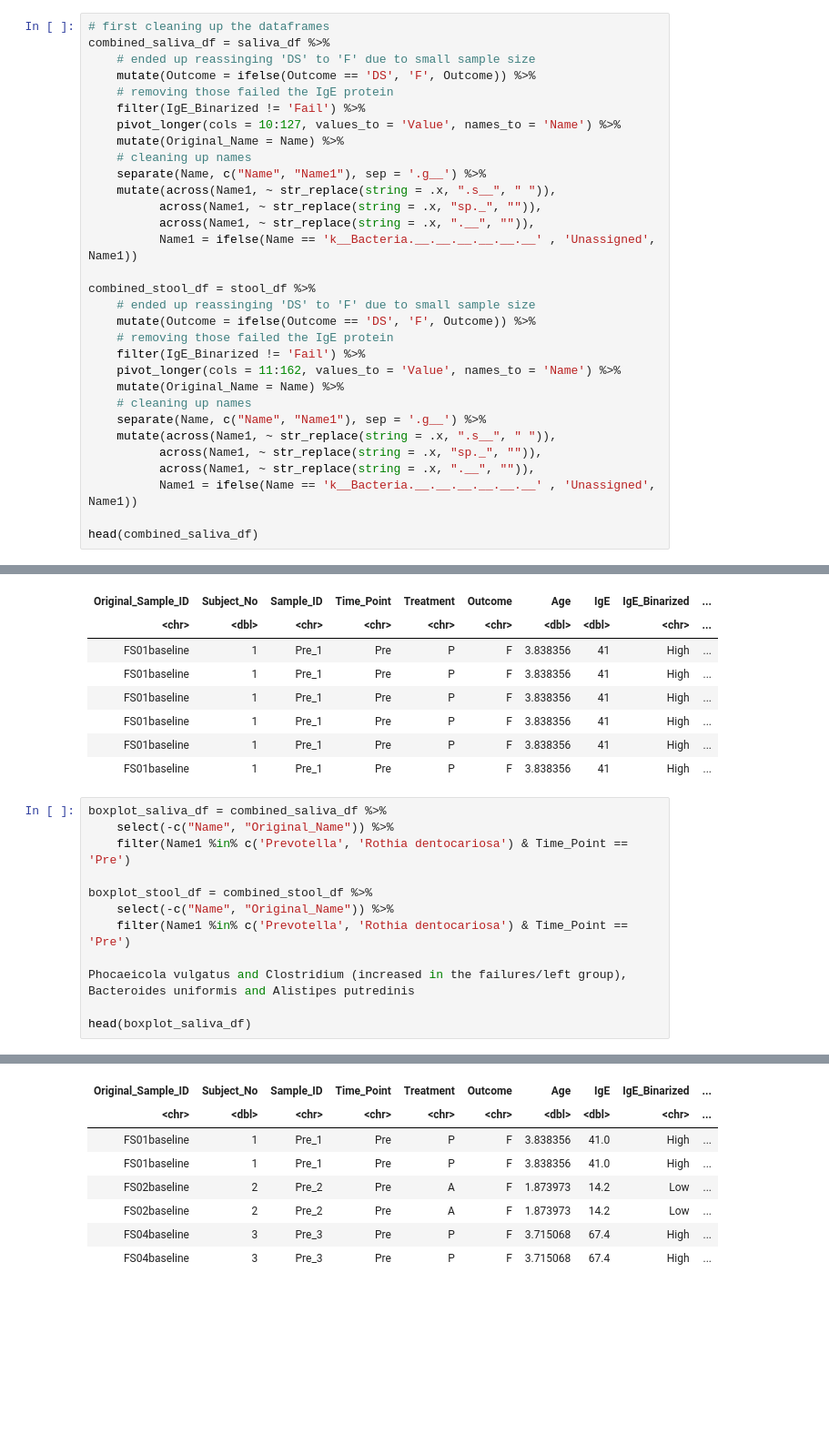
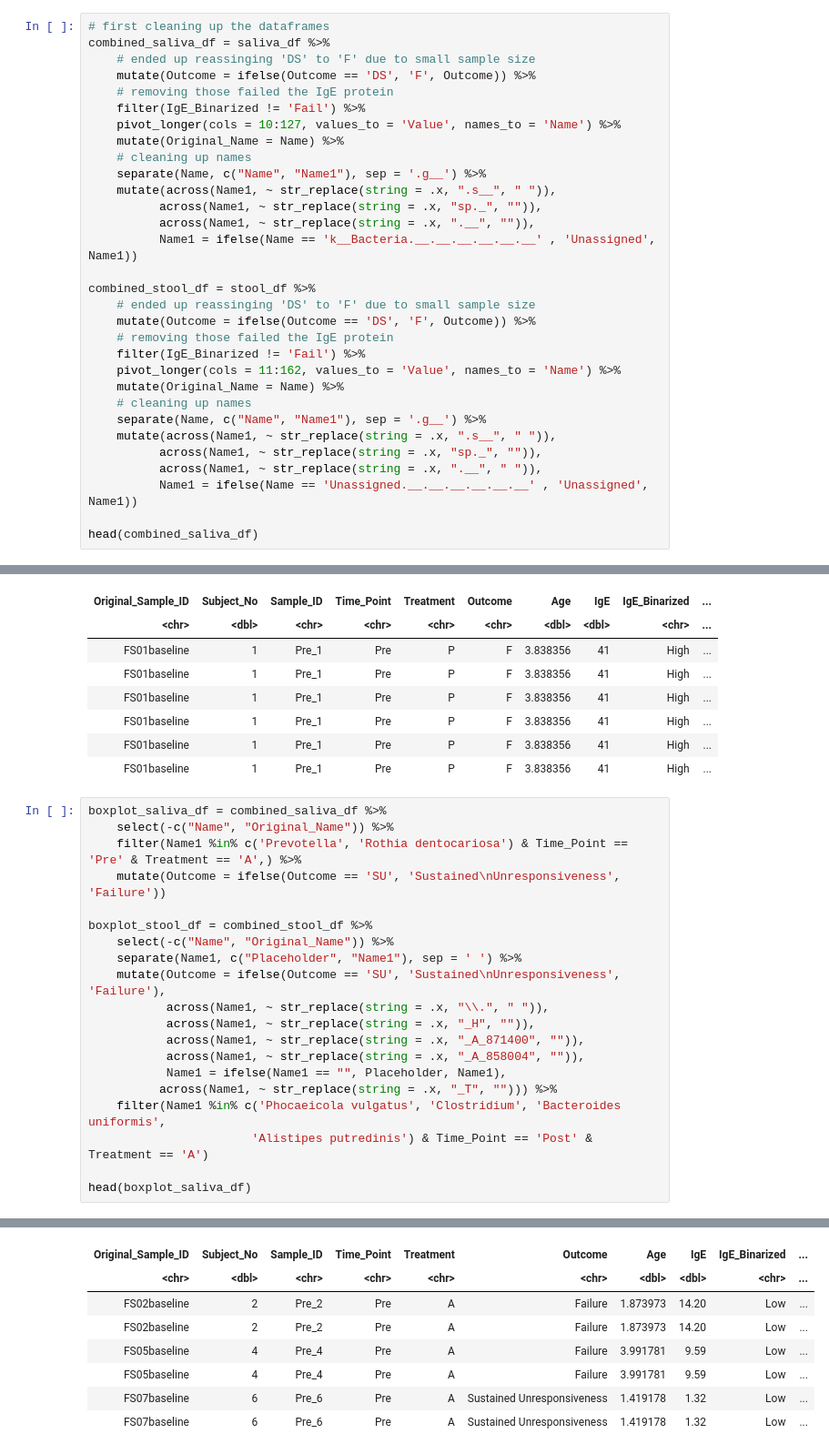
Before and after one commit to Ragerlab/P1013.-Microbiome-Peanut-Allergy, a Jupyter notebook: 3. Individual Bacteria Visualizations/Boxplots.ipynb, the cells around one changed output, grey strips where cells are left out. Shown at 91% size. Saved outputs shown, nothing was run; the diff lists cells and outputs as text; blank space fills up the shorter version.

```diff
--- a/3. Individual Bacteria Visualizations/Boxplots.ipynb
+++ b/3. Individual Bacteria Visualizations/Boxplots.ipynb
@@ -67,8 +65,8 @@ combined_stool_df = stool_df %>%
     separate(Name, c("Name", "Name1"), sep = '.g__') %>%
     mutate(across(Name1, ~ str_replace(string = .x, ".s__", " ")),
           across(Name1, ~ str_replace(string = .x, "sp._", "")),
-          across(Name1, ~ str_replace(string = .x, ".__", "")),
-          Name1 = ifelse(Name == 'k__Bacteria.__.__.__.__.__.__' , 'Unassigned', Name1))
+          across(Name1, ~ str_replace(string = .x, ".__", " ")),
+          Name1 = ifelse(Name == 'Unassigned.__.__.__.__.__.__' , 'Unassigned', Name1))
 
 head(combined_saliva_df)
 # %% [output]
@@ -92,13 +90,21 @@ A tibble: 6 × 13
 # %%
 boxplot_saliva_df = combined_saliva_df %>%
     select(-c("Name", "Original_Name")) %>%
-    filter(Name1 %in% c('Prevotella', 'Rothia dentocariosa') & Time_Point == 'Pre')
+    filter(Name1 %in% c('Prevotella', 'Rothia dentocariosa') & Time_Point == 'Pre' & Treatment == 'A',) %>%
+    mutate(Outcome = ifelse(Outcome == 'SU', 'Sustained\nUnresponsiveness', 'Failure'))
 
 boxplot_stool_df = combined_stool_df %>%
     select(-c("Name", "Original_Name")) %>%
-    filter(Name1 %in% c('Prevotella', 'Rothia dentocariosa') & Time_Point == 'Pre')
-
-Phocaeicola vulgatus and Clostridium (increased in the failures/left group), Bacteroides uniformis and Alistipes putredinis
+    separate(Name1, c("Placeholder", "Name1"), sep = ' ') %>%
+    mutate(Outcome = ifelse(Outcome == 'SU', 'Sustained\nUnresponsiveness', 'Failure'),
+           across(Name1, ~ str_replace(string = .x, "\\.", " ")),
+           across(Name1, ~ str_replace(string = .x, "_H", "")),
+           across(Name1, ~ str_replace(string = .x, "_A_871400", "")),
+           across(Name1, ~ str_replace(string = .x, "_A_858004", "")),
+           Name1 = ifelse(Name1 == "", Placeholder, Name1),
+          across(Name1, ~ str_replace(string = .x, "_T", ""))) %>%
+    filter(Name1 %in% c('Phocaeicola vulgatus', 'Clostridium', 'Bacteroides uniformis',
+                       'Alistipes putredinis') & Time_Point == 'Post' & Treatment == 'A')
 
 head(boxplot_saliva_df)
 # %% [output]
@@ -106,11 +116,11 @@ A tibble: 6 × 11
 | Original_Sample_ID | Subject_No | Sample_ID | Time_Point | Treatment | Outcome | Age | IgE | IgE_Binarized | ... |
 | <chr> | <dbl> | <chr> | <chr> | <chr> | <chr> | <dbl> | <dbl> | <chr> | ... |
-| FS01baseline | 1 | Pre_1 | Pre | P | F | 3.838356 | 41.0 | High | ... |
-| FS01baseline | 1 | Pre_1 | Pre | P | F | 3.838356 | 41.0 | High | ... |
-| FS02baseline | 2 | Pre_2 | Pre | A | F | 1.873973 | 14.2 | Low | ... |
-| FS02baseline | 2 | Pre_2 | Pre | A | F | 1.873973 | 14.2 | Low | ... |
-| FS04baseline | 3 | Pre_3 | Pre | P | F | 3.715068 | 67.4 | High | ... |
-| FS04baseline | 3 | Pre_3 | Pre | P | F | 3.715068 | 67.4 | High | ... |
+| FS02baseline | 2 | Pre_2 | Pre | A | Failure | 1.873973 | 14.20 | Low | ... |
+| FS02baseline | 2 | Pre_2 | Pre | A | Failure | 1.873973 | 14.20 | Low | ... |
+| FS05baseline | 4 | Pre_4 | Pre | A | Failure | 3.991781 | 9.59 | Low | ... |
+| FS05baseline | 4 | Pre_4 | Pre | A | Failure | 3.991781 | 9.59 | Low | ... |
+| FS07baseline | 6 | Pre_6 | Pre | A | Sustained Unresponsiveness | 1.419178 | 1.32 | Low | ... |
+| FS07baseline | 6 | Pre_6 | Pre | A | Sustained Unresponsiveness | 1.419178 | 1.32 | Low | ... |
 # %%
 options(repr.plot.width=12, repr.plot.height=6) #changing size
 
```
Also changed, not shown: parts of 4 cells of this notebook.
